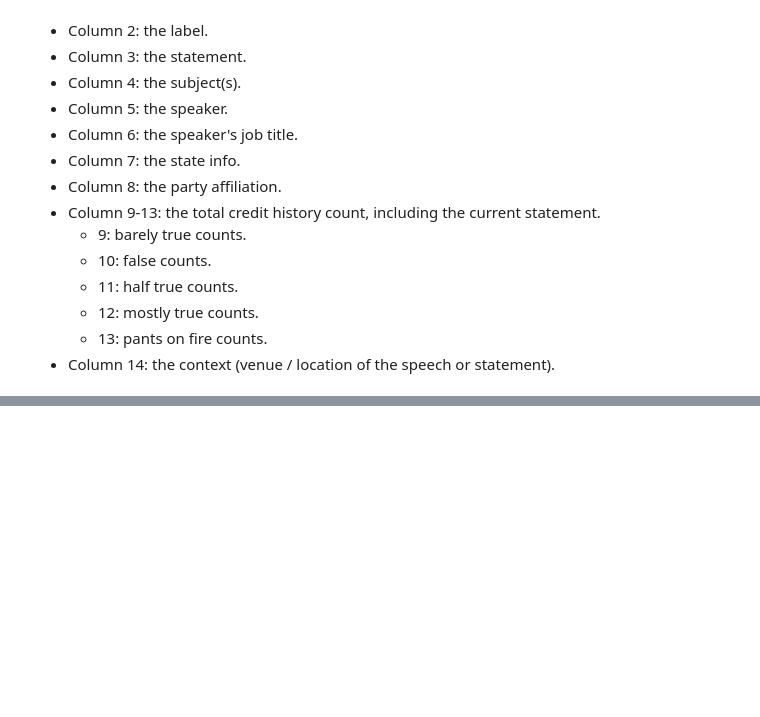
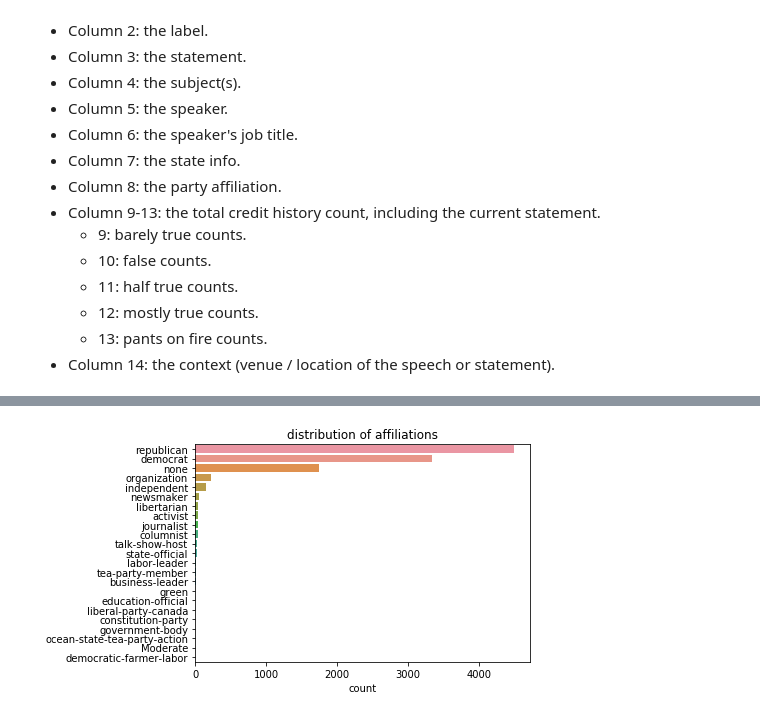
Before and after one commit to KunojiLym/metis_project_4, a Jupyter notebook: liar_eda.ipynb, the cells around one changed output, grey strips where cells are left out. Saved outputs shown, nothing was run; the diff lists cells and outputs as text; code cells hidden in the pictures; blank space fills up the shorter version.

```diff
--- a/liar_eda.ipynb
+++ b/liar_eda.ipynb
@@ -47,0 +75,4 @@ liar_train
+# %%
+sns.barplot(y=liar_train['speaker_affiliation'].value_counts().index, x=liar_train['speaker_affiliation'].value_counts()).set(title='distribution of affiliations', xlabel='count');
+# %% [output]
+[figure, added]
```
Also changed, not shown: parts of 6 cells of this notebook.
